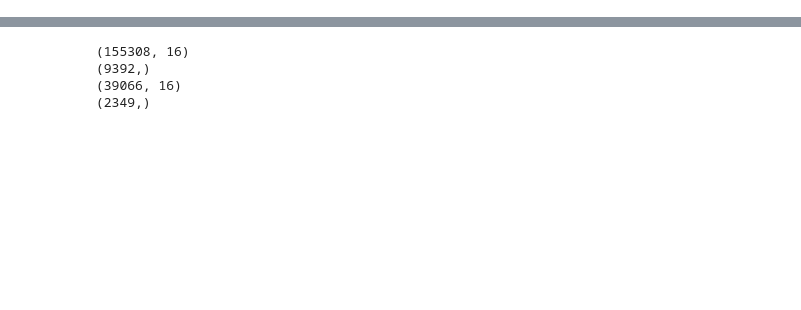
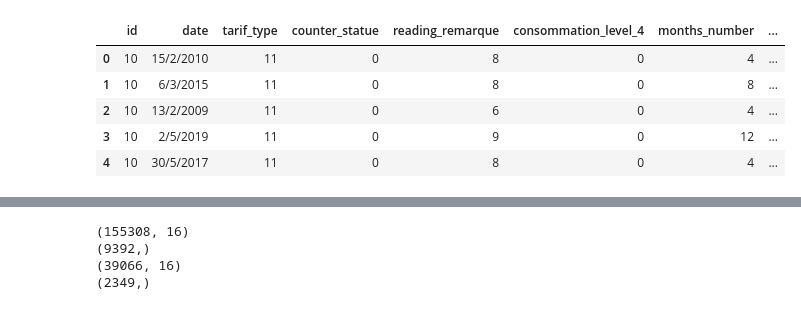
Before and after one commit to kevinkhoow/ml-fraud-prediction, a Jupyter notebook: code/code.ipynb, the cells around one changed output, grey strips where cells are left out. Drawn from its saved outputs; the diff is of its cells as text; code cells hidden in the pictures; blank space fills up the shorter version.

```diff
--- a/code/code.ipynb
+++ b/code/code.ipynb
@@ -133,0 +38,9 @@ Index(['id', 'date_invoice', 'tarif_type', 'counter_statue',
+# %%
+invoice.head()
+# %% [output]
+|  | id | date | tarif_type | counter_statue | reading_remarque | consommation_level_4 | months_number | ... |
+| 0 | 10 | 15/2/2010 | 11 | 0 | 8 | 0 | 4 | ... |
+| 1 | 10 | 6/3/2015 | 11 | 0 | 8 | 0 | 8 | ... |
+| 2 | 10 | 13/2/2009 | 11 | 0 | 6 | 0 | 4 | ... |
+| 3 | 10 | 2/5/2019 | 11 | 0 | 9 | 0 | 12 | ... |
+| 4 | 10 | 30/5/2017 | 11 | 0 | 8 | 0 | 4 | ... |
```
Also changed, not shown: parts of 97 cells of this notebook, 1 other file.
